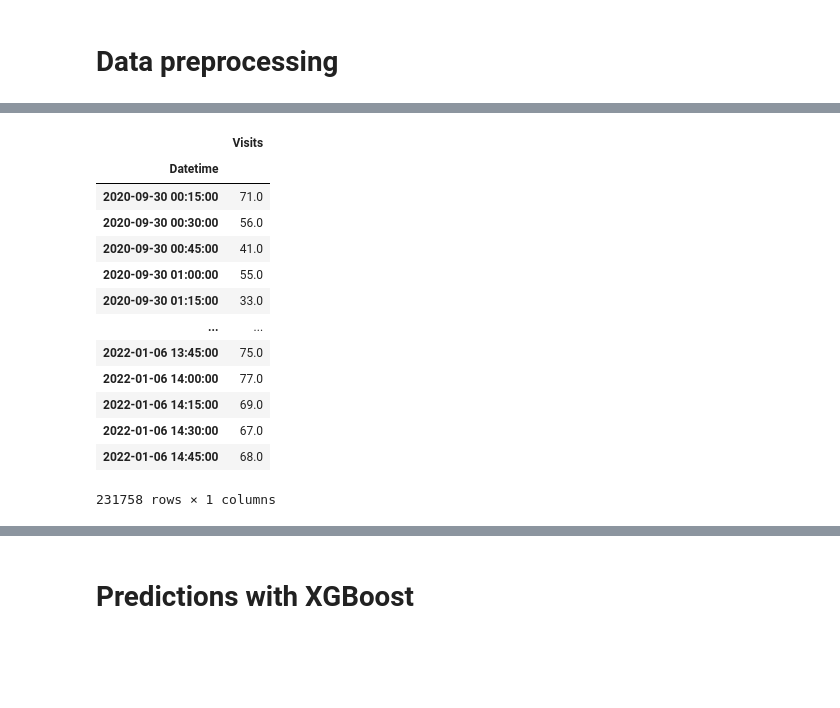
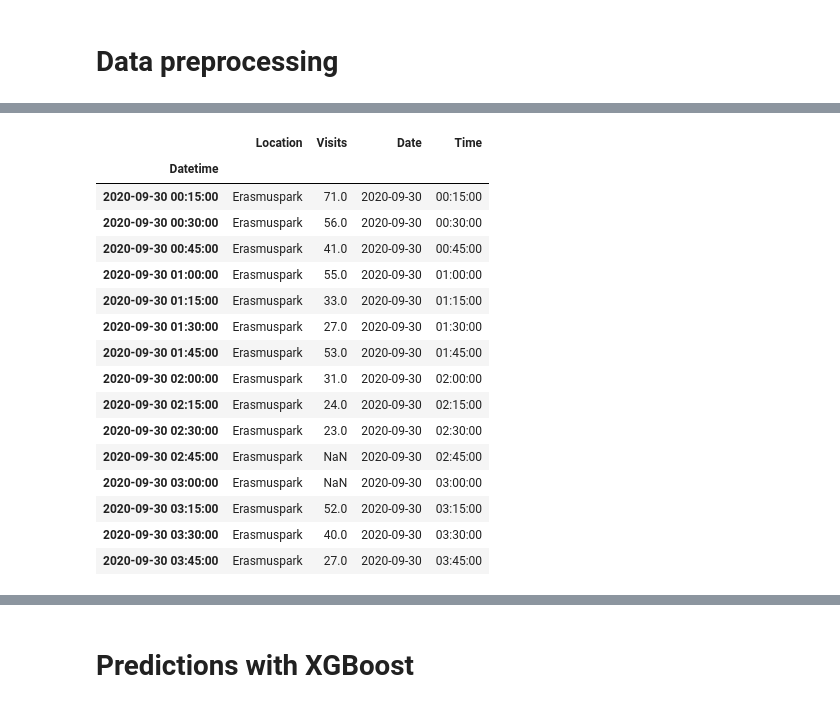
Before and after one commit to lotteph/DSP, a Jupyter notebook: Resono predictions XGBoost.ipynb, the cells around one changed output, grey strips where cells are left out. Drawn from its saved outputs; the diff is of its cells as text; code cells hidden in the pictures; blank space fills up the shorter version.

```diff
--- a/Resono predictions XGBoost.ipynb
+++ b/Resono predictions XGBoost.ipynb
@@ -159,52 +81,53 @@ data_aug
 # %%
 def remove_outliers(df, gamma=0.01, nu=0.03):
     '''
-    Remove outliers with a One-Class SVM.
+    Remove outliers for each location with a One-Class SVM.
 
     :df: Dataframe to perform outlier detection on
     :gamma: Value of the kernel coefficient for ‘rbf’ (default = 0.01)
     :nu: Percentage of the data to be classified as outliers (default = 0.03)
 
     Returns
     :df_detected: Dataframe with the outliers replaced by NaN
     :outlier_index: List of the indexes of the outliers (used for plotting the outliers, probably
                                                          not necessary for final product)
     '''
     model = OneClassSVM(kernel='rbf', gamma=gamma, nu=nu)
-    df_detected = df.copy()
+    df = df.reset_index()
 
-    for idx, loc in enumerate(df.columns):
-        dt = df[loc]
+    for loc in list(set(df.Location)):
+        dt = df[(df.Location == loc)]
         dt_detected = dt.copy()
 
         scaler = preprocessing.StandardScaler()
-        dt_scaled = scaler.fit_transform(dt.values.reshape(-1,1))
+        dt_scaled = scaler.fit_transform(dt['Visits'].values.reshape(-1,1))
 
         fit = model.fit(dt_scaled)
         pred = fit.predict(dt_scaled)
         outlier_index = np.where(pred == -1)
+        idx = dt.iloc[outlier_index].index
+        df.loc[idx, 'Visits'] = np.nan
 
-        if len(outlier_index) != len(dt_detected):
-            dt_detected.iloc[outlier_index] = np.nan
+    df = df.set_index('Datetime')
+    return df
 
-        df_detected[loc] = dt_detected
-
-    return df_detected, outlier_index
-
-test, outlier_idx = remove_outliers(data_clean[['Visits']])
-test
+test = remove_outliers(data_clean)
+test.head(15)
 # %% [output]
-|  | Visits |
-| Datetime |  |
-| 2020-09-30 00:15:00 | 71.0 |
-| 2020-09-30 00:30:00 | 56.0 |
-| 2020-09-30 00:45:00 | 41.0 |
-| 2020-09-30 01:00:00 | 55.0 |
-| 2020-09-30 01:15:00 | 33.0 |
-| ... | ... |
-| 2022-01-06 13:45:00 | 75.0 |
-| 2022-01-06 14:00:00 | 77.0 |
-| 2022-01-06 14:15:00 | 69.0 |
-| 2022-01-06 14:30:00 | 67.0 |
-| 2022-01-06 14:45:00 | 68.0 |
+|  | Location | Visits | Date | Time |
+| Datetime |  |  |  |  |
+| 2020-09-30 00:15:00 | Erasmuspark | 71.0 | 2020-09-30 | 00:15:00 |
+| 2020-09-30 00:30:00 | Erasmuspark | 56.0 | 2020-09-30 | 00:30:00 |
+| 2020-09-30 00:45:00 | Erasmuspark | 41.0 | 2020-09-30 | 00:45:00 |
+| 2020-09-30 01:00:00 | Erasmuspark | 55.0 | 2020-09-30 | 01:00:00 |
+| 2020-09-30 01:15:00 | Erasmuspark | 33.0 | 2020-09-30 | 01:15:00 |
+| 2020-09-30 01:30:00 | Erasmuspark | 27.0 | 2020-09-30 | 01:30:00 |
+| 2020-09-30 01:45:00 | Erasmuspark | 53.0 | 2020-09-30 | 01:45:00 |
+| 2020-09-30 02:00:00 | Erasmuspark | 31.0 | 2020-09-30 | 02:00:00 |
+| 2020-09-30 02:15:00 | Erasmuspark | 24.0 | 2020-09-30 | 02:15:00 |
+| 2020-09-30 02:30:00 | Erasmuspark | 23.0 | 2020-09-30 | 02:30:00 |
+| 2020-09-30 02:45:00 | Erasmuspark | NaN | 2020-09-30 | 02:45:00 |
+| 2020-09-30 03:00:00 | Erasmuspark | NaN | 2020-09-30 | 03:00:00 |
+| 2020-09-30 03:15:00 | Erasmuspark | 52.0 | 2020-09-30 | 03:15:00 |
+| 2020-09-30 03:30:00 | Erasmuspark | 40.0 | 2020-09-30 | 03:30:00 |
+| 2020-09-30 03:45:00 | Erasmuspark | 27.0 | 2020-09-30 | 03:45:00 |
-231758 rows × 1 columns
```
Also changed, not shown: parts of 11 cells of this notebook.
